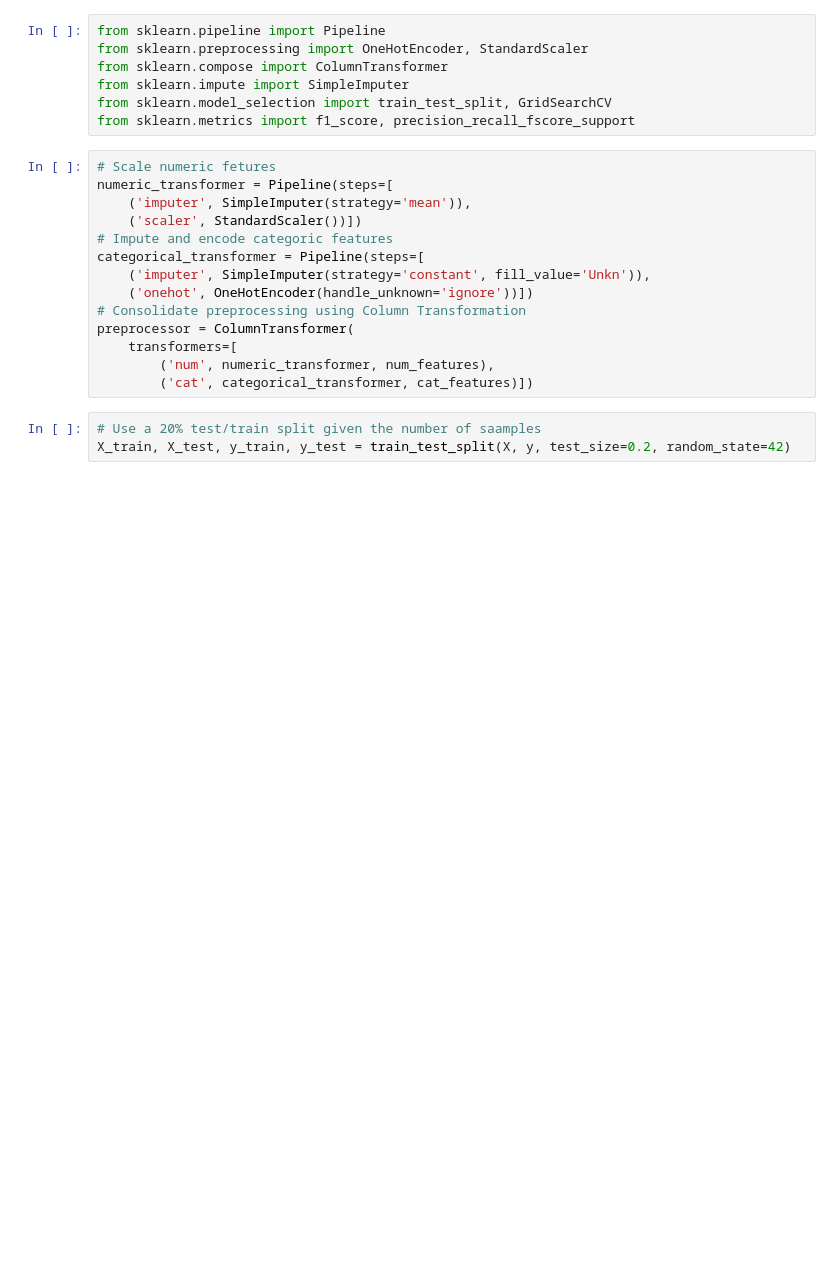
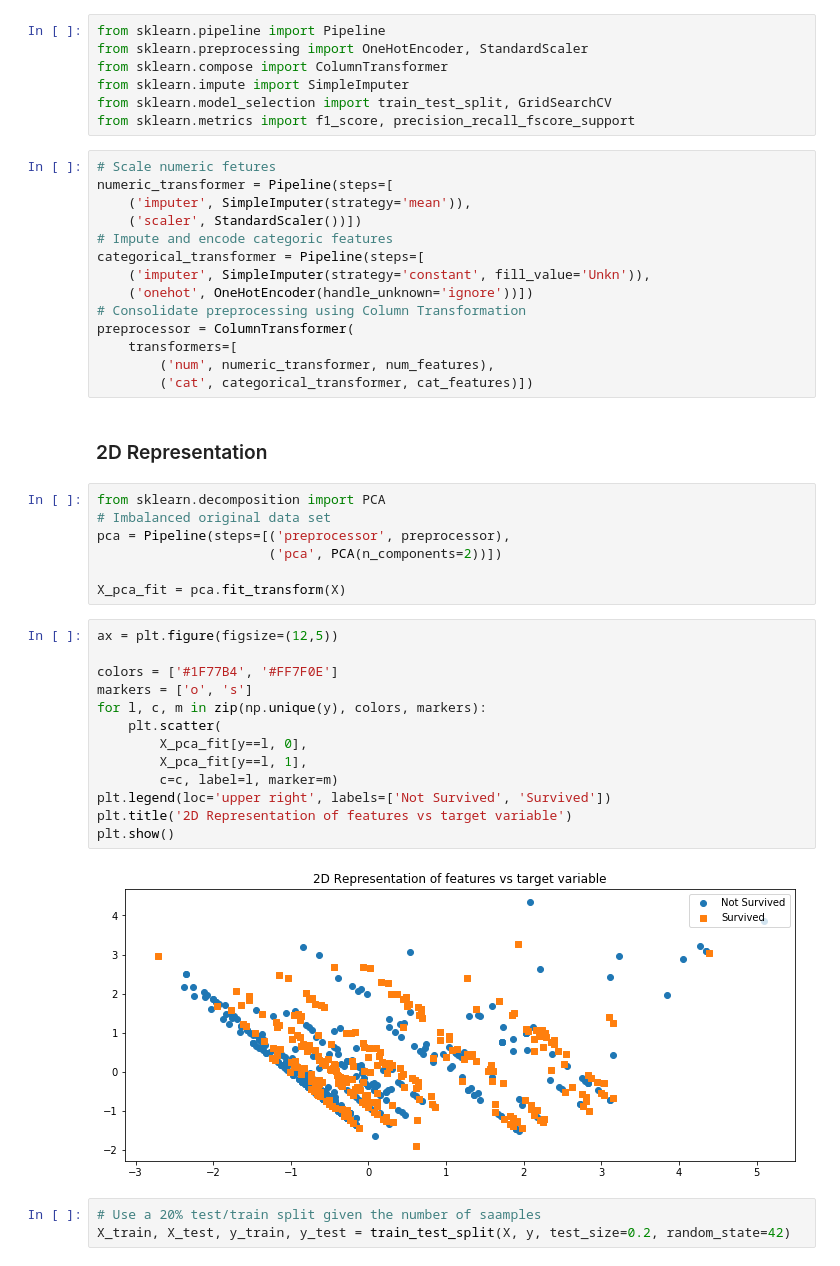
Before and after one commit to ivnbarrera/ivn_datascience, a Jupyter notebook: kaggle/Titanic/titanic.ipynb, the cells around one changed output. Saved outputs shown, nothing was run; the diff lists cells and outputs as text; blank space fills up the shorter version.

```diff
--- a/kaggle/Titanic/titanic.ipynb
+++ b/kaggle/Titanic/titanic.ipynb
@@ -176,6 +177,30 @@ preprocessor = ColumnTransformer(
     transformers=[
         ('num', numeric_transformer, num_features),
         ('cat', categorical_transformer, cat_features)])
+# %% [markdown]
+### 2D Representation
+# %%
+from sklearn.decomposition import PCA
+# Imbalanced original data set
+pca = Pipeline(steps=[('preprocessor', preprocessor),
+                      ('pca', PCA(n_components=2))])
+
+X_pca_fit = pca.fit_transform(X)
+# %%
+ax = plt.figure(figsize=(12,5))
+
+colors = ['#1F77B4', '#FF7F0E']
+markers = ['o', 's']
+for l, c, m in zip(np.unique(y), colors, markers):
+    plt.scatter(
+        X_pca_fit[y==l, 0],
+        X_pca_fit[y==l, 1],
+        c=c, label=l, marker=m)
+plt.legend(loc='upper right', labels=['Not Survived', 'Survived'])
+plt.title('2D Representation of features vs target variable')
+plt.show()
+# %% [output]
+[figure, added]
 # %%
 # Use a 20% test/train split given the number of saamples
 X_train, X_test, y_train, y_test = train_test_split(X, y, test_size=0.2, random_state=42)
```
Also changed, not shown: parts of 14 cells of this notebook, 2 other files.
